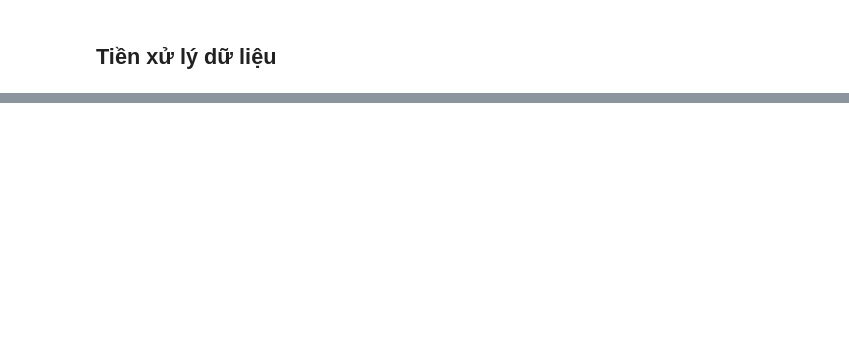
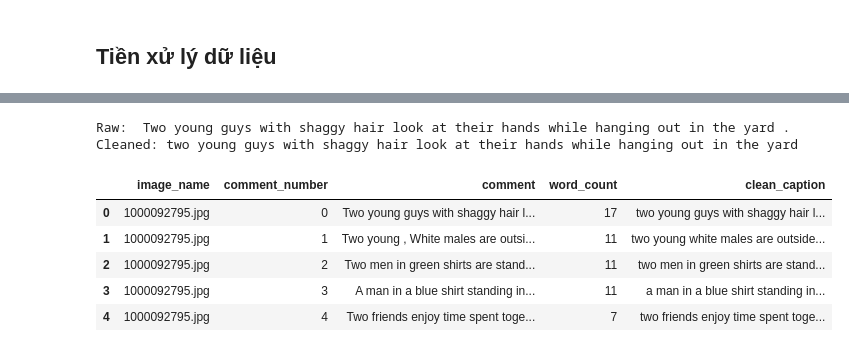
Before and after one commit to bngiahuy/DL-ComputerVision-HCMUT-252, a Jupyter notebook: notebook_multimodal.ipynb, the cells around one changed output, grey strips where cells are left out. Saved outputs shown, nothing was run; the diff lists cells and outputs as text; code cells hidden in the pictures; blank space fills up the shorter version.

```diff
--- a/notebook_multimodal.ipynb
+++ b/notebook_multimodal.ipynb
@@ -95,0 +254,31 @@ Các cột sau khi làm sạch: ['image', 'comment_number', 'comment']
+# %%
+import re
+
+def clean_text(text):
+    # Convert to string and lowercase
+    text = str(text).lower()
+
+    # Remove punctuation and numbers using regex
+    # Only keep alphabetic characters and spaces
+    text = re.sub(r'[^a-z\s]', '', text)
+
+    # Remove extra whitespaces
+    text = " ".join(text.split())
+    return text
+
+# Apply the cleaning function to create 'clean_caption' column
+df['clean_caption'] = df['comment'].apply(clean_text)
+
+# Check the result before building vocabulary
+print(f"Raw: {df['comment'].iloc[0]}")
+print(f"Cleaned: {df['clean_caption'].iloc[0]}")
+df.head()
+# %% [output]
+Raw:  Two young guys with shaggy hair look at their hands while hanging out in the yard .
+Cleaned: two young guys with shaggy hair look at their hands while hanging out in the yard
+|  | image_name | comment_number | comment | word_count | clean_caption |
+| 0 | 1000092795.jpg | 0 | Two young guys with shaggy hair l... | 17 | two young guys with shaggy hair l... |
+| 1 | 1000092795.jpg | 1 | Two young , White males are outsi... | 11 | two young white males are outside... |
+| 2 | 1000092795.jpg | 2 | Two men in green shirts are stand... | 11 | two men in green shirts are stand... |
+| 3 | 1000092795.jpg | 3 | A man in a blue shirt standing in... | 11 | a man in a blue shirt standing in... |
+| 4 | 1000092795.jpg | 4 | Two friends enjoy time spent toge... | 7 | two friends enjoy time spent toge... |
```
Also changed, not shown: parts of 41 cells of this notebook, 6 other files.
